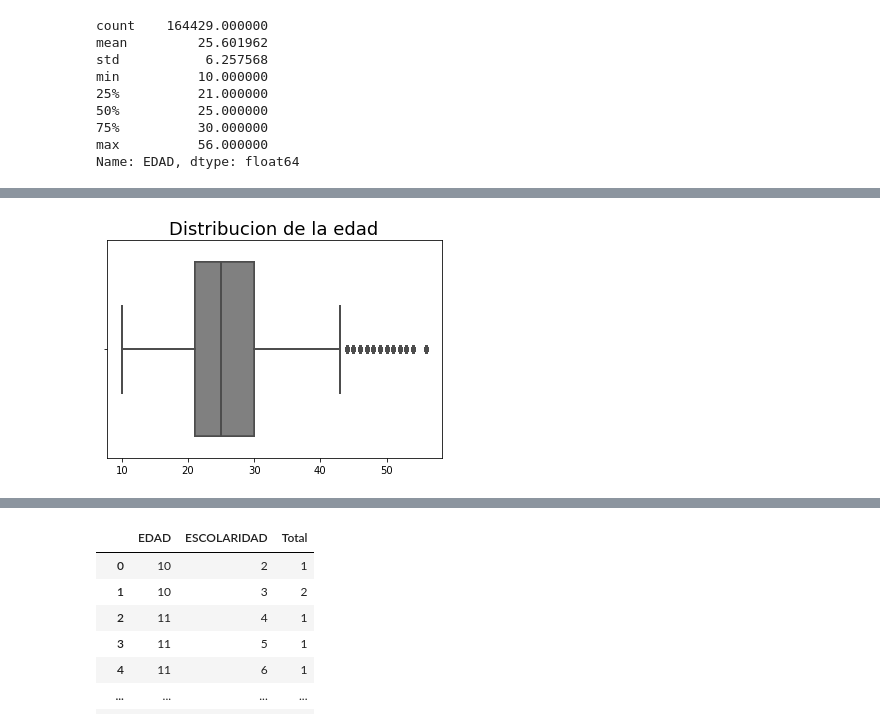
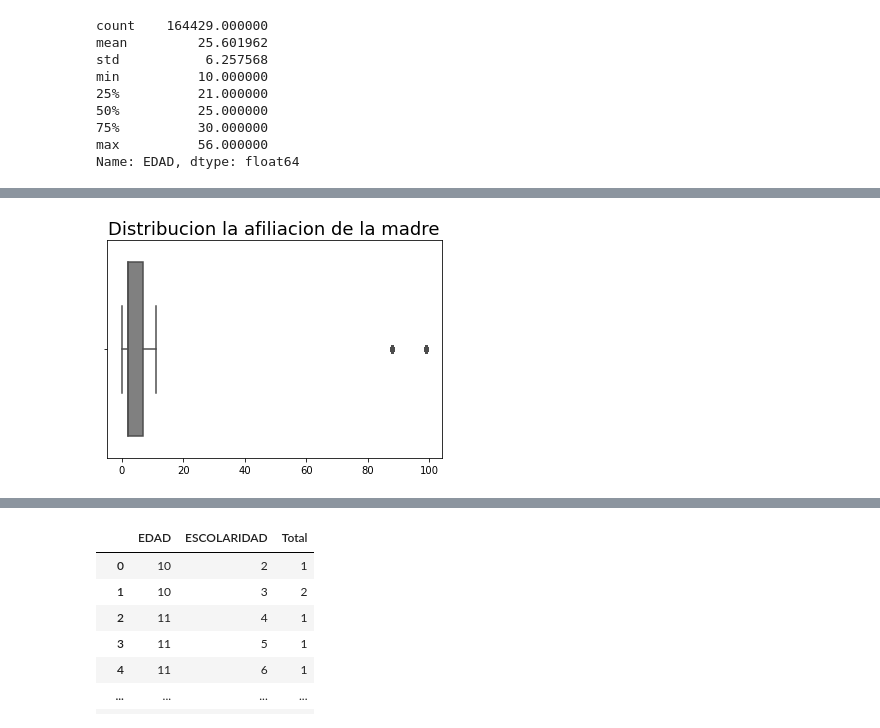
Before and after one commit to benjalm21/ProyectoFinal_IC, a Jupyter notebook: Limpieza de datos.ipynb, the cells around one changed output, grey strips where cells are left out. Saved outputs shown, nothing was run; the diff lists cells and outputs as text; code cells hidden in the pictures.

Commit message:
Actrualizacion Codigo agreagando boxplot

```diff
--- a/Limpieza de datos.ipynb
+++ b/Limpieza de datos.ipynb
@@ -218,0 +225,2 @@ TotalNacimientosSonora[TotalNacimientosSonora['EDAD']==0]
+# %%
+TotalNacimientosSonora=TotalNacimientosSonora[TotalNacimientosSonora['NUMEROEMBARAZOS']<80]
@@ -219,8 +249,8 @@ TotalNacimientosSonora[TotalNacimientosSonora['EDAD']==0]
 # %%
 boxplot = sns.boxplot(
-        x=TotalNacimientosSonora.EDAD,
+        x=TotalNacimientosSonora.AFILIACION,
         color='GRAY')
-boxplot.set_title('Distribucion de la edad', fontsize = 18)
+boxplot.set_title('Distribucion la afiliacion de la madre', fontsize = 18)
 _ = boxplot.set_xlabel('', fontsize = 15)
 # %% [output]
-[figure, old version]
+[figure, new version]
```
Also changed, not shown: parts of 17 cells of this notebook, 2 other files.
